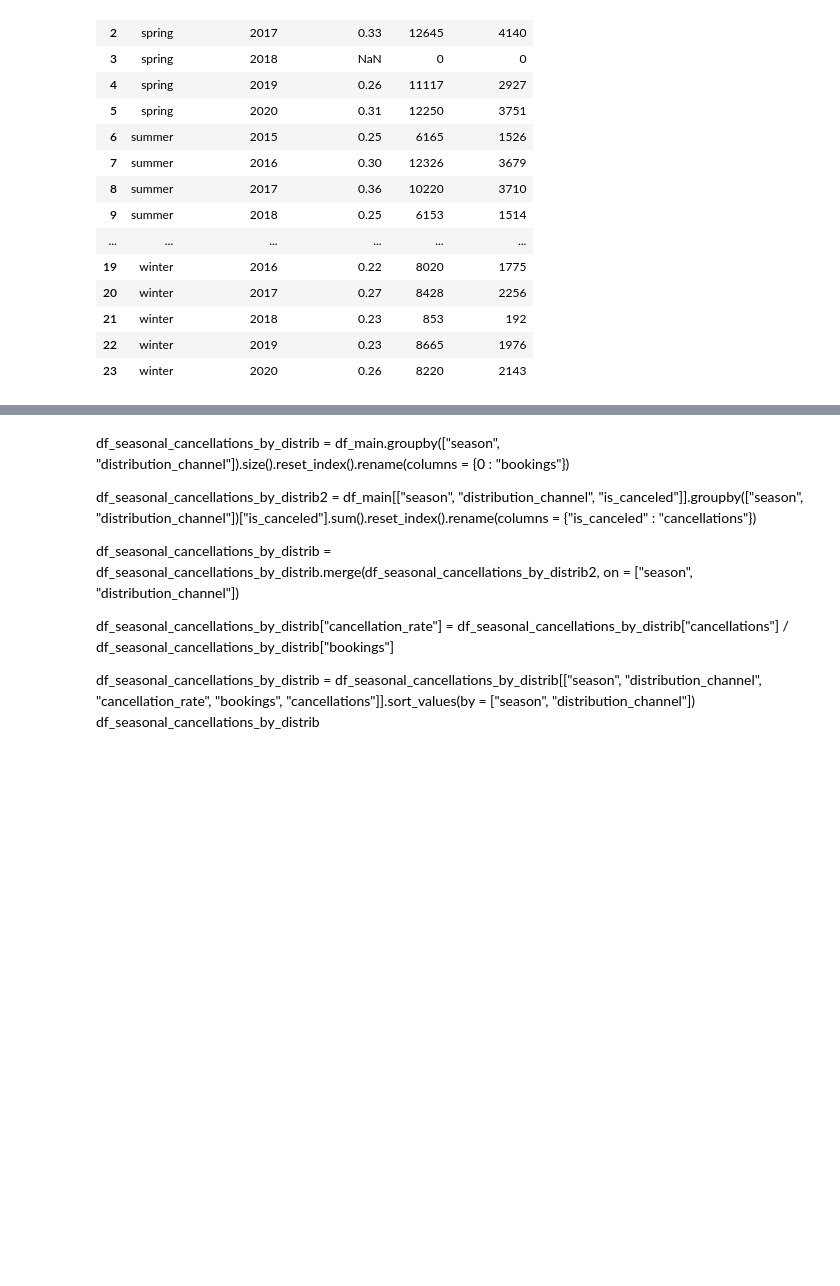
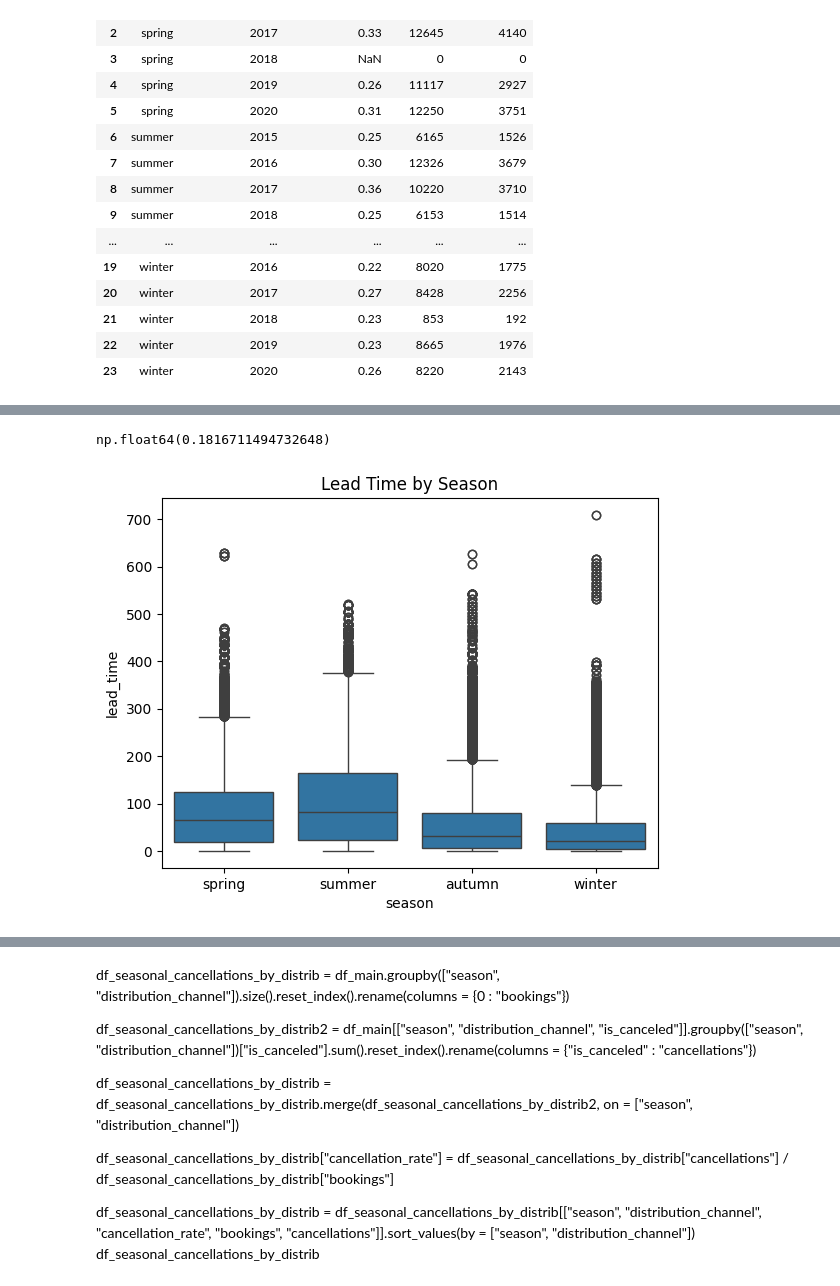
Before and after one commit to dngsus/data_analysis, a Jupyter notebook: 01 Hotel Bookings/01 Hotel v01.ipynb, the cells around one changed output, grey strips where cells are left out. Saved outputs shown, nothing was run; the diff lists cells and outputs as text; code cells hidden in the pictures; blank space fills up the shorter version.

```diff
--- a/01 Hotel Bookings/01 Hotel v01.ipynb
+++ b/01 Hotel Bookings/01 Hotel v01.ipynb
@@ -75,10 +75,10 @@ pd.options.display.float_format = '{:.2f}'.format
 # %%
 # 2018 to 2020
 # sheet_name = None --> all worksheets
-df1 = pd.read_excel(r"D:\Code\Data Analysis\01 Hotel Revenue\hotel_revenue_historical_full-2.xlsx", sheet_name = None)
+df1 = pd.read_excel(r"D:\Code\Data Analysis\01 Hotel Bookings\hotel_revenue_historical_full-2.xlsx", sheet_name = None)
 # %%
 # 2015 to 2017
-df2 = pd.read_csv(r"D:\Code\Data Analysis\01 Hotel Revenue\hotels.csv")
+df2 = pd.read_csv(r"D:\Code\Data Analysis\01 Hotel Bookings\hotels.csv")
 # %%
 # Concat sheets within df1, having verified in source that columns match. Also from df2.
 # ---> Consolidated fact table of bookings data 2015 to 2020
@@ -942,0 +971,10 @@ df_seasonal_cancellations.sort_values(by = ["season", "arrival_date_year"])
+# %%
+df_main['lead_time'].corr(df_main['is_canceled'])
+# %% [output]
+np.float64(0.1816711494732648)
+# %%
+sns.boxplot(data=df_main, x='season', y='lead_time')
+plt.title('Lead Time by Season')
+plt.show()
+# %% [output]
+[figure, added]
```
Also changed, not shown: parts of 31 cells of this notebook.
